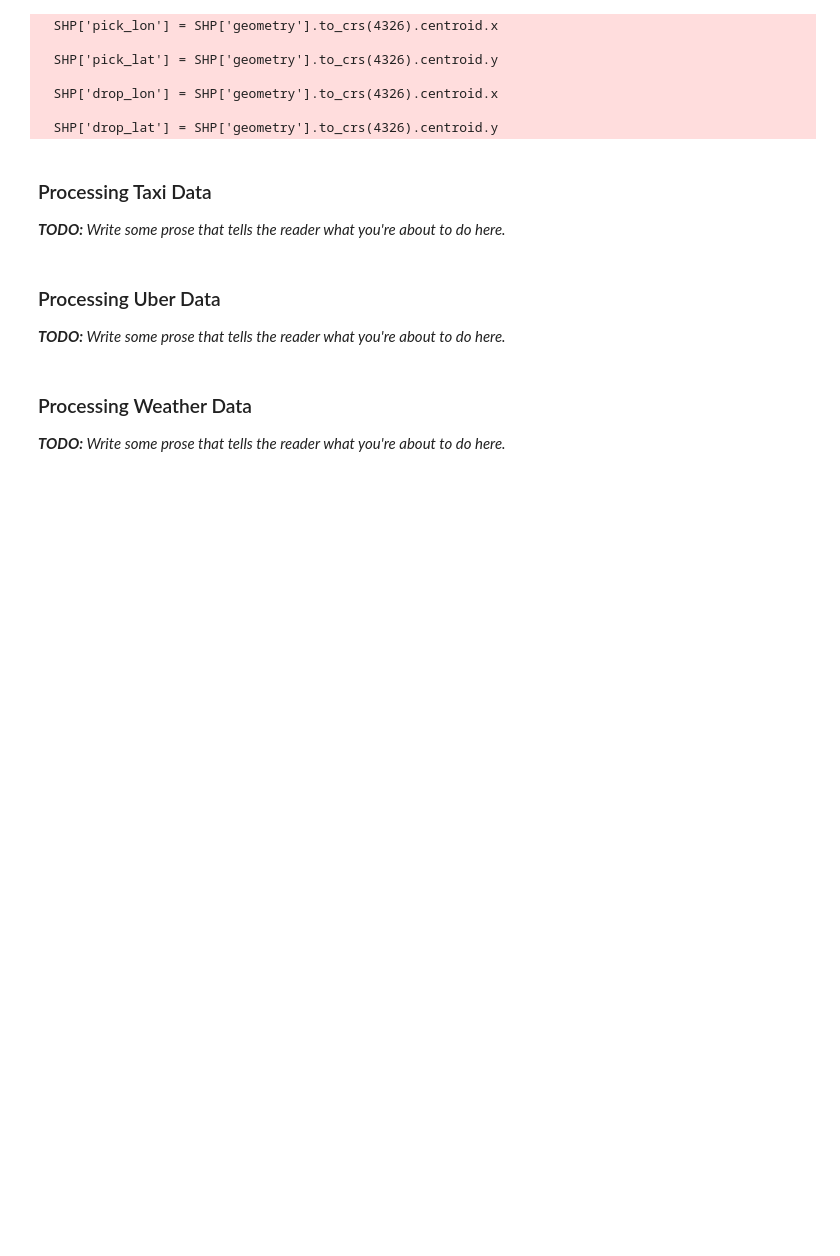
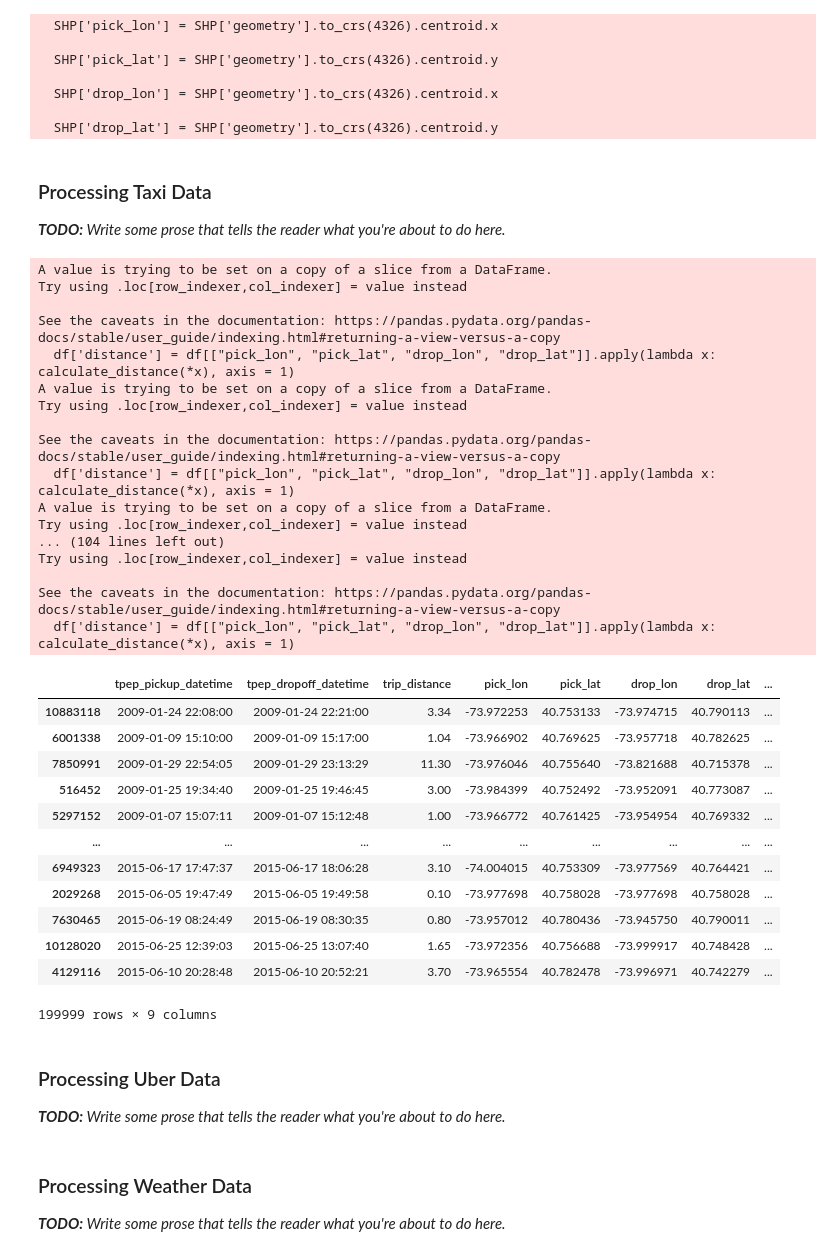
Before and after one commit to WeijianShi/4501-Project, a Jupyter notebook: Project Scaffolding.ipynb, the cells around one changed output. Saved outputs shown, nothing was run; the diff lists cells and outputs as text; code cells hidden in the pictures; blank space fills up the shorter version.

```diff
--- a/Project Scaffolding.ipynb
+++ b/Project Scaffolding.ipynb
@@ -243,31 +243,63 @@ def get_and_clean_month_taxi_data(url, sample_dic):
             'pick_lon', 'pick_lat', 'drop_lon', 'drop_lat', 'distance', 'tip_amount']]
     df = df.sample(n = sample_dic[url[64:71]])
 
     return df
 
 
 
 
 def get_and_clean_taxi_data(sample_dic):
     all_taxi_dataframes = []
 
     all_par_urls = find_taxi_parquet_links()
     for par_url in all_par_urls:
         # maybe: first try to see if you've downloaded this exact
         # file already and saved it before trying again
         dataframe = get_and_clean_month_taxi_data(par_url, sample_dic)
 
         # maybe: if the file hasn't been saved, save it so you can
         # avoid re-downloading it if you re-run the function
 
         all_taxi_dataframes.append(dataframe)
 
     # create one gigantic dataframe with data from every month needed
     taxi_data = pd.concat(all_taxi_dataframes)
     return taxi_data
 
 
 
 
 
-get_and_clean_taxi_data(sample_dic).reset_index(inplace = True)
+sampled_data = get_and_clean_taxi_data(sample_dic)
+sampled_data
+# %% [output]
+A value is trying to be set on a copy of a slice from a DataFrame.
+Try using .loc[row_indexer,col_indexer] = value instead
+
+See the caveats in the documentation: https://pandas.pydata.org/pandas-docs/stable/user_guide/indexing.html#returning-a-view-versus-a-copy
+  df['distance'] = df[["pick_lon", "pick_lat", "drop_lon", "drop_lat"]].apply(lambda x: calculate_distance(*x), axis = 1)
+A value is trying to be set on a copy of a slice from a DataFrame.
+Try using .loc[row_indexer,col_indexer] = value instead
+
+See the caveats in the documentation: https://pandas.pydata.org/pandas-docs/stable/user_guide/indexing.html#returning-a-view-versus-a-copy
+  df['distance'] = df[["pick_lon", "pick_lat", "drop_lon", "drop_lat"]].apply(lambda x: calculate_distance(*x), axis = 1)
+A value is trying to be set on a copy of a slice from a DataFrame.
+Try using .loc[row_indexer,col_indexer] = value instead
+... (104 lines left out)
+Try using .loc[row_indexer,col_indexer] = value instead
+
+See the caveats in the documentation: https://pandas.pydata.org/pandas-docs/stable/user_guide/indexing.html#returning-a-view-versus-a-copy
+  df['distance'] = df[["pick_lon", "pick_lat", "drop_lon", "drop_lat"]].apply(lambda x: calculate_distance(*x), axis = 1)
+|  | tpep_pickup_datetime | tpep_dropoff_datetime | trip_distance | pick_lon | pick_lat | drop_lon | drop_lat | ... |
+| 10883118 | 2009-01-24 22:08:00 | 2009-01-24 22:21:00 | 3.34 | -73.972253 | 40.753133 | -73.974715 | 40.790113 | ... |
+| 6001338 | 2009-01-09 15:10:00 | 2009-01-09 15:17:00 | 1.04 | -73.966902 | 40.769625 | -73.957718 | 40.782625 | ... |
+| 7850991 | 2009-01-29 22:54:05 | 2009-01-29 23:13:29 | 11.30 | -73.976046 | 40.755640 | -73.821688 | 40.715378 | ... |
+| 516452 | 2009-01-25 19:34:40 | 2009-01-25 19:46:45 | 3.00 | -73.984399 | 40.752492 | -73.952091 | 40.773087 | ... |
+| 5297152 | 2009-01-07 15:07:11 | 2009-01-07 15:12:48 | 1.00 | -73.966772 | 40.761425 | -73.954954 | 40.769332 | ... |
+| ... | ... | ... | ... | ... | ... | ... | ... | ... |
+| 6949323 | 2015-06-17 17:47:37 | 2015-06-17 18:06:28 | 3.10 | -74.004015 | 40.753309 | -73.977569 | 40.764421 | ... |
+| 2029268 | 2015-06-05 19:47:49 | 2015-06-05 19:49:58 | 0.10 | -73.977698 | 40.758028 | -73.977698 | 40.758028 | ... |
+| 7630465 | 2015-06-19 08:24:49 | 2015-06-19 08:30:35 | 0.80 | -73.957012 | 40.780436 | -73.945750 | 40.790011 | ... |
+| 10128020 | 2015-06-25 12:39:03 | 2015-06-25 13:07:40 | 1.65 | -73.972356 | 40.756688 | -73.999917 | 40.748428 | ... |
+| 4129116 | 2015-06-10 20:28:48 | 2015-06-10 20:52:21 | 3.70 | -73.965554 | 40.782478 | -73.996971 | 40.742279 | ... |
+199999 rows × 9 columns
```
Also changed, not shown: parts of 1 cell of this notebook.
